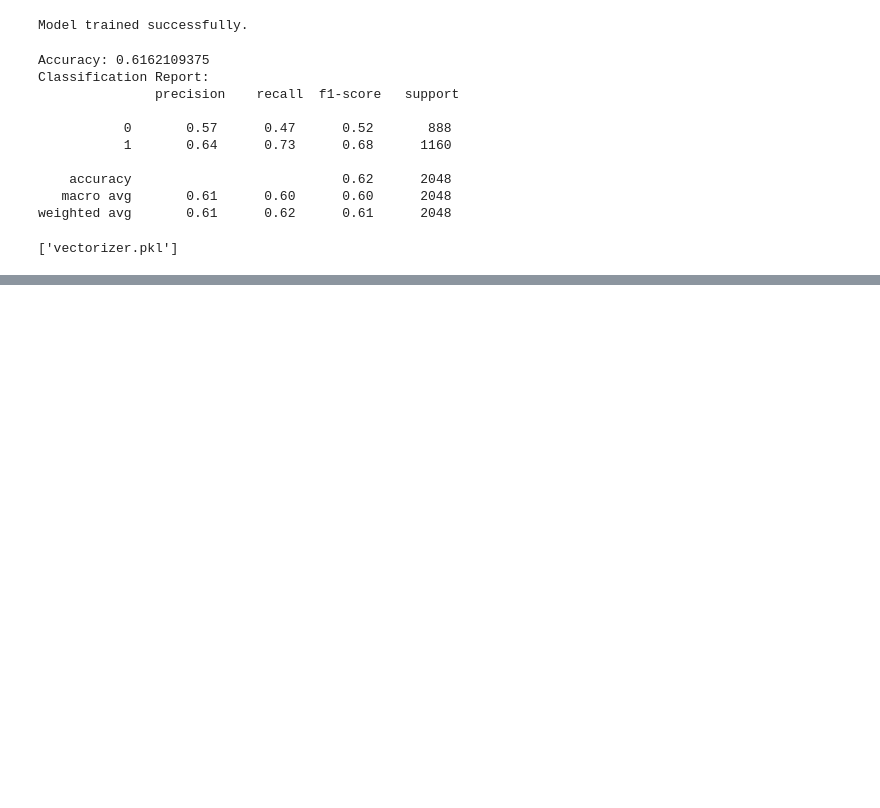
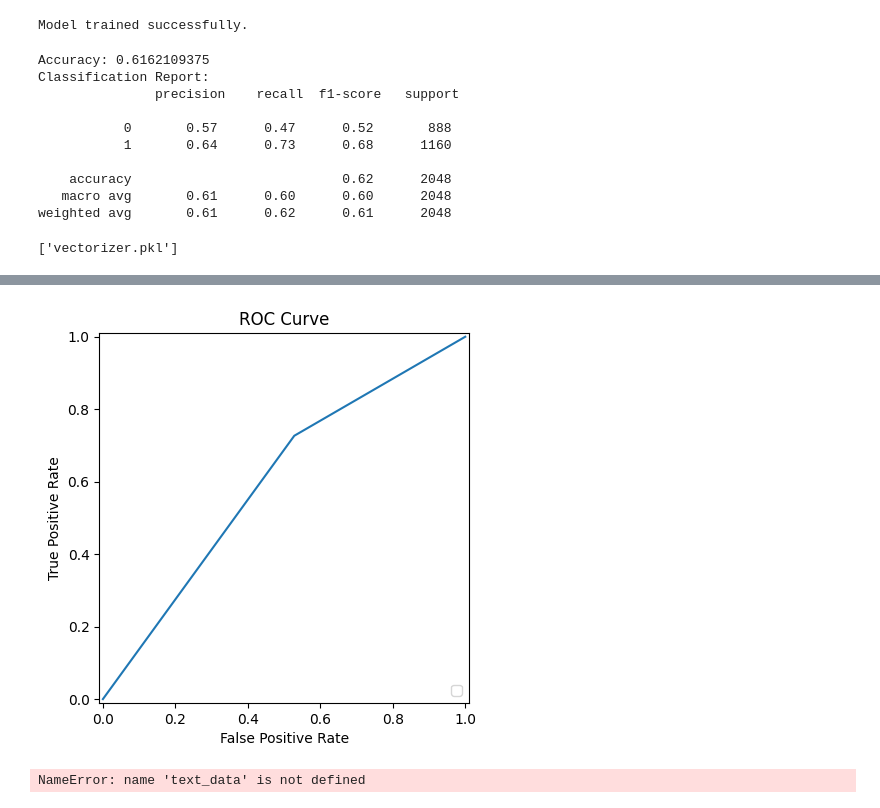
Before and after one commit to Abdulaziz-Saaad/FakeNews, a Jupyter notebook: train/train.ipynb, the cells around one changed output, grey strips where cells are left out. Saved outputs shown, nothing was run; the diff lists cells and outputs as text; code cells hidden in the pictures; blank space fills up the shorter version.

```diff
--- a/train/train.ipynb
+++ b/train/train.ipynb
@@ -179,0 +212,17 @@ print(prediction)
+# %%
+from sklearn.metrics import roc_curve, RocCurveDisplay
+fpr, tpr, _ = roc_curve(y_test, y_pred)
+RocCurveDisplay(fpr=fpr, tpr=tpr).plot()
+plt.title('ROC Curve')
+plt.savefig('roc_curve.png')
+# %% [output]
+[figure, added]
+# %%
+from wordcloud import WordCloud
+wordcloud = WordCloud(width=800, height=400, background_color='white').generate(' '.join(text_data))
+plt.imshow(wordcloud, interpolation='bilinear')
+plt.axis('off')
+plt.title('Word Cloud of News Articles')
+plt.savefig('word_cloud.png')
+# %% [output]
+NameError: name 'text_data' is not defined
```
Also changed, not shown: parts of 9 cells of this notebook, 24 other files.
